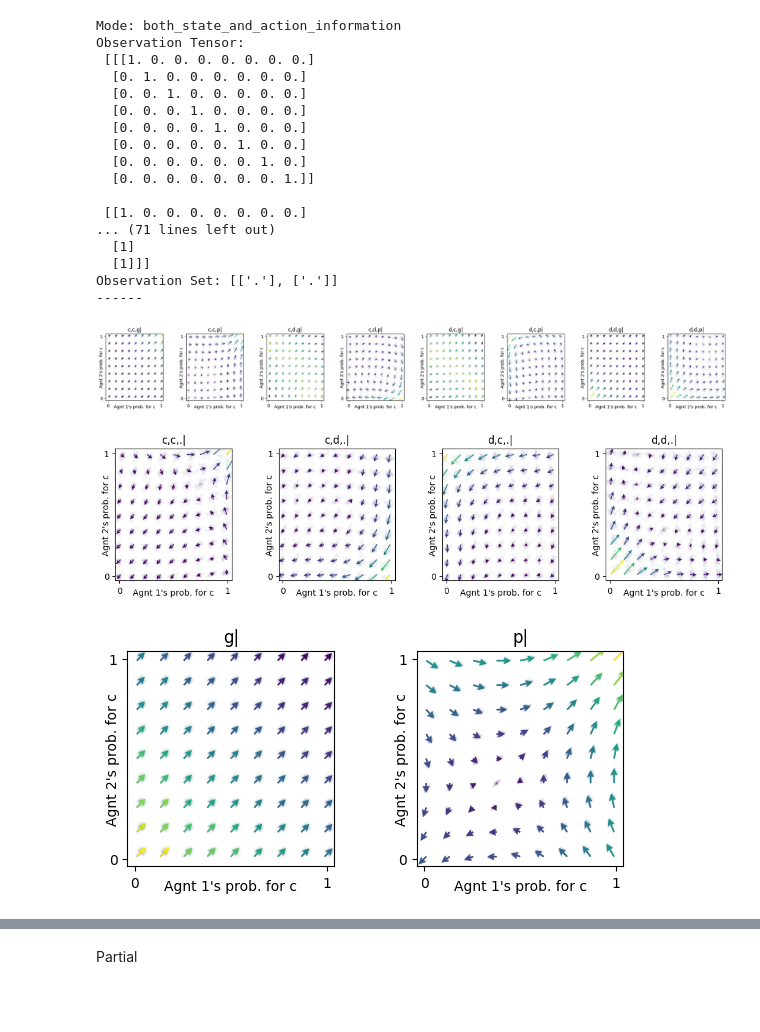
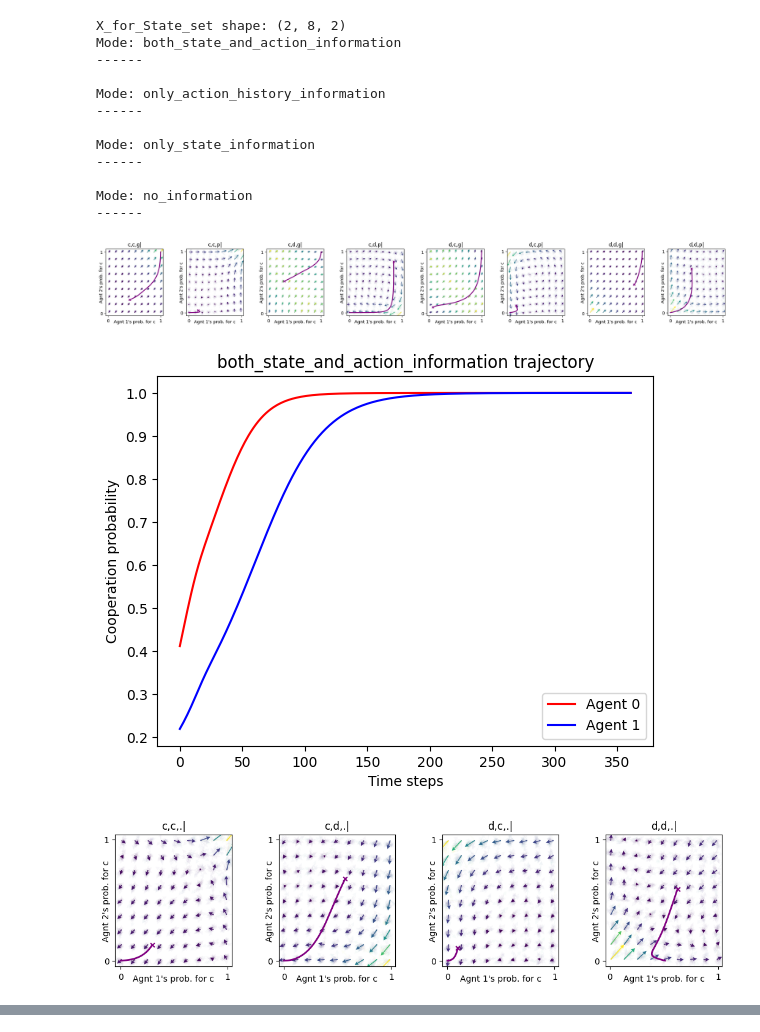
Before and after one commit to Akilan-R/Social_Ecological_Info_Cooperation, a Jupyter notebook: prelim code/nbs/Partial_observabity_state_4_con.ipynb, the cells around one changed output, grey strips where cells are left out. Drawn from its saved outputs; the diff is of its cells as text; code cells hidden in the pictures; blank space fills up the shorter version.

Commit message:
all 4 plots and trjectories. breif comments

```diff
--- a/prelim code/nbs/Partial_observabity_state_4_con.ipynb
+++ b/prelim code/nbs/Partial_observabity_state_4_con.ipynb
@@ -42,4 +45,5 @@ Only action
 # %%
+
 class Information_Conditions:
     def __init__(self, ecopg_with_history, mode):
         self.ecopg_with_history = ecopg_with_history
@@ -64,6 +68,8 @@ class Information_Conditions:
         else:
             raise ValueError("Invalid mode..")
         self._print_configuration()
+
+        self.ecopg_with_history_partially_observed.Q = self.ecopg_with_history_partially_observed.O.shape[2]
 
     def _configure_state(self):
         def generate_state_tensor(state_set, observation_set):
@@ -113,8 +119,16 @@ class Information_Conditions:
 
           # No modification needed; default setup already uses state+action information.
 
+    def random_softmax_policy_partial_information_condition(self: 'Information_Conditions'):
+            """Softmax policy with random probabilities."""
+            expQ = jnp.exp(np.random.randn(self.N, self.Q, self.M))
+            return expQ / expQ.sum(axis=-1, keepdims=True)
+
     def _print_configuration(self):
         print(f"Mode: {self.mode}")
-        print("Observation Tensor:\n", self.ecopg_with_history_partially_observed.O)
-        print("Observation Set:", self.ecopg_with_history_partially_observed.Oset)
+        # print("Observation Tensor:\n", self.ecopg_with_history_partially_observed.O)
+        # print("Observation Set:", self.ecopg_with_history_partially_observed.Oset)
+        # print("O shape", self.ecopg_with_history_partially_observed.O.shape)
+        # print("Q shape", self.ecopg_with_history_partially_observed.Q)
+
         print("------\n")
@@ -253,33 +162,51 @@ NameError: name 'X_r' is not defined
 # %%
-# Generate strategy flows for each mode (example with placeholders)
 
-for mode in ['both_state_and_action_information','only_action_history_information', 'only_state_information','no_information', ]:
+mae = POstratAC(env= ecopg_with_history, learning_rates=0.1, discount_factors=0.9)
+X_for_State_set = mae.random_softmax_strategy()    #Just to initialise a random startegy for the state set
+
+print("X_for_State_set shape:", X_for_State_set.shape)
+
+
+for mode in ['both_state_and_action_information','only_action_history_information', 'only_state_information','no_information', ]:\
+    #for each information condition get the average policy for the given observation set and plot the flow diagram
+
+
     information_condition_instance = Information_Conditions(ecopg_with_history=ecopg_with_history, mode=mode)
     num_observed_states = len(information_condition_instance.ecopg_with_history_partially_observed.Oset[0])
     x, y = ([0], list(range(num_observed_states)), [0]), ([1], list(range(num_observed_states)), [0])
+    mae1 = POstratAC(env=information_condition_instance.ecopg_with_history_partially_observed, learning_rates=0.1, discount_factors=0.9)
+
     ax = fp.plot_strategy_flow(
-        POstratAC(env=information_condition_instance.ecopg_with_history_partially_observed, learning_rates=0.1, discount_factors=0.9),
+        mae1,
         x, y, flowarrow_points=np.linspace(0.01, 0.99, 9), NrRandom=32,
         conds=np.array(information_condition_instance.ecopg_with_history_partially_observed.Oset)[0, :num_observed_states]  # Adjust conditions for the mode
     )
+
+    X_for_observation_set = average_policy_for_given_observation_set(X_for_State_set, information_condition_instance.ecopg_with_history_partially_observed.O)
+    xtraj, fixedpointreached = mae1.trajectory(X_for_observation_set, Tmax=10000, tolerance=1e-5)
+
+    fp.plot_trajectories([xtraj], x, y, cols=['purple'], axes = ax)
+
+    plt.figure()
+    plt.plot(xtraj[:, 0, 0, 0], label="Agent 0", c='red')
+    plt.plot(xtraj[:, 1, 0, 0], label="Agent 1", c='blue')
+    plt.xlabel('Time steps')
+    plt.ylabel('Cooperation probability')
+    plt.legend()
+    plt.title(mode + " trajectory")
 # %% [output]
+X_for_State_set shape: (2, 8, 2)
 Mode: both_state_and_action_information
-Observation Tensor:
- [[[1. 0. 0. 0. 0. 0. 0. 0.]
-  [0. 1. 0. 0. 0. 0. 0. 0.]
-  [0. 0. 1. 0. 0. 0. 0. 0.]
-  [0. 0. 0. 1. 0. 0. 0. 0.]
-  [0. 0. 0. 0. 1. 0. 0. 0.]
-  [0. 0. 0. 0. 0. 1. 0. 0.]
-  [0. 0. 0. 0. 0. 0. 1. 0.]
-  [0. 0. 0. 0. 0. 0. 0. 1.]]
+------
 
- [[1. 0. 0. 0. 0. 0. 0. 0.]
-... (71 lines left out)
-  [1]
-  [1]]]
-Observation Set: [['.'], ['.']]
+Mode: only_action_history_information
 ------
+
+Mode: only_state_information
+------
+
+Mode: no_information
+------
-[figure, old version]
+[figure, new version]
-[figure, old version]
+[figure, new version]
-[figure, old version]
+[figure, new version]
@@ -287,2 +217,0 @@ Observation Set: [['.'], ['.']]
-# %% [markdown]
-Partial
```
Also changed, not shown: parts of 16 cells of this notebook, 1 other file.
